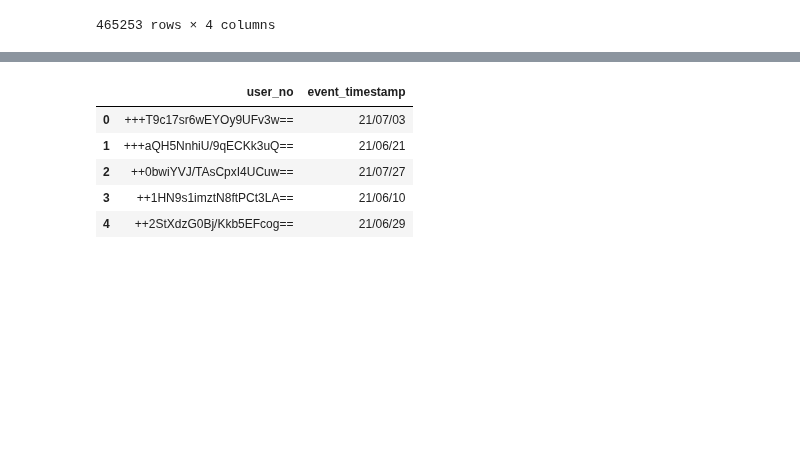
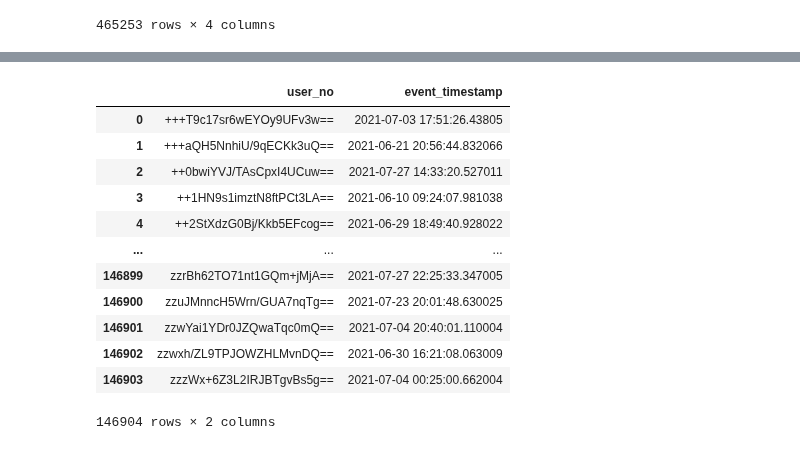
Before and after one commit to gr2edy/FastCampus_FinalProject_29cm, a Jupyter notebook: FC_FinalProject.ipynb, the cells around one changed output, grey strips where cells are left out. Cells and saved outputs as stored; diff of their text form; code cells hidden in the pictures; blank space fills up the shorter version.

```diff
--- a/FC_FinalProject.ipynb
+++ b/FC_FinalProject.ipynb
@@ -514,7 +628,7 @@ user_recency
 # %%
 user_recency1 = user_recency.groupby('user_no')['session_id'].count().reset_index()
 # %%
-user_recency = pd.merge(user_recency, user_recency1, how = 'outer', on = 'user_no')
+user_recency = pd.merge(user_recency, user_recency1, how = 'inner', on = 'user_no')
 # %%
 user_recency.columns=['session_id', 'user_no', 'event_timestamp', 'event_name', 'session_count']
 # %%
@@ -524,4 +636,2 @@ user_recency.set_index('user_no', inplace = True)
-# %%
-user_recency['event_timestamp'] = pd.to_datetime(user_recency['event_timestamp'])
 # %%
 user_recency['event_timestamp'] = user_recency['event_timestamp'].dt.strftime('%y/%m/%d')
@@ -538,12 +642,19 @@ user_recency.head()
 # %%
-user1 = user_recency.groupby('user_no')['event_timestamp'].max().reset_index()
+user_recency = user_recency.groupby('user_no')['event_timestamp'].max().reset_index()
 # %%
-user1.head()
+user_recency
 # %% [output]
 |  | user_no | event_timestamp |
-| 0 | +++T9c17sr6wEYOy9UFv3w== | 21/07/03 |
-| 1 | +++aQH5NnhiU/9qECKk3uQ== | 21/06/21 |
-| 2 | ++0bwiYVJ/TAsCpxI4UCuw== | 21/07/27 |
-| 3 | ++1HN9s1imztN8ftPCt3LA== | 21/06/10 |
-| 4 | ++2StXdzG0Bj/Kkb5EFcog== | 21/06/29 |
+| 0 | +++T9c17sr6wEYOy9UFv3w== | 2021-07-03 17:51:26.43805 |
+| 1 | +++aQH5NnhiU/9qECKk3uQ== | 2021-06-21 20:56:44.832066 |
+| 2 | ++0bwiYVJ/TAsCpxI4UCuw== | 2021-07-27 14:33:20.527011 |
+| 3 | ++1HN9s1imztN8ftPCt3LA== | 2021-06-10 09:24:07.981038 |
+| 4 | ++2StXdzG0Bj/Kkb5EFcog== | 2021-06-29 18:49:40.928022 |
+| ... | ... | ... |
+| 146899 | zzrBh62TO71nt1GQm+jMjA== | 2021-07-27 22:25:33.347005 |
+| 146900 | zzuJMnncH5Wrn/GUA7nqTg== | 2021-07-23 20:01:48.630025 |
+| 146901 | zzwYai1YDr0JZQwaTqc0mQ== | 2021-07-04 20:40:01.110004 |
+| 146902 | zzwxh/ZL9TPJOWZHLMvnDQ== | 2021-06-30 16:21:08.063009 |
+| 146903 | zzzWx+6Z3L2IRJBTgvBs5g== | 2021-07-04 00:25:00.662004 |
+146904 rows × 2 columns
 # %%
```
Also changed, not shown: parts of 73 cells of this notebook, 1 other file.
